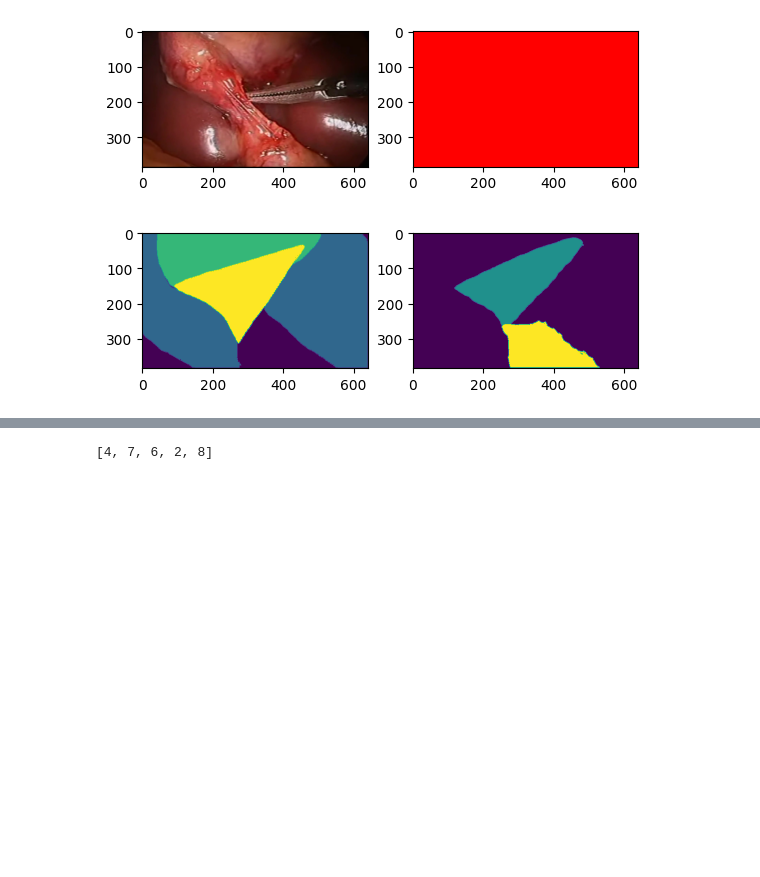
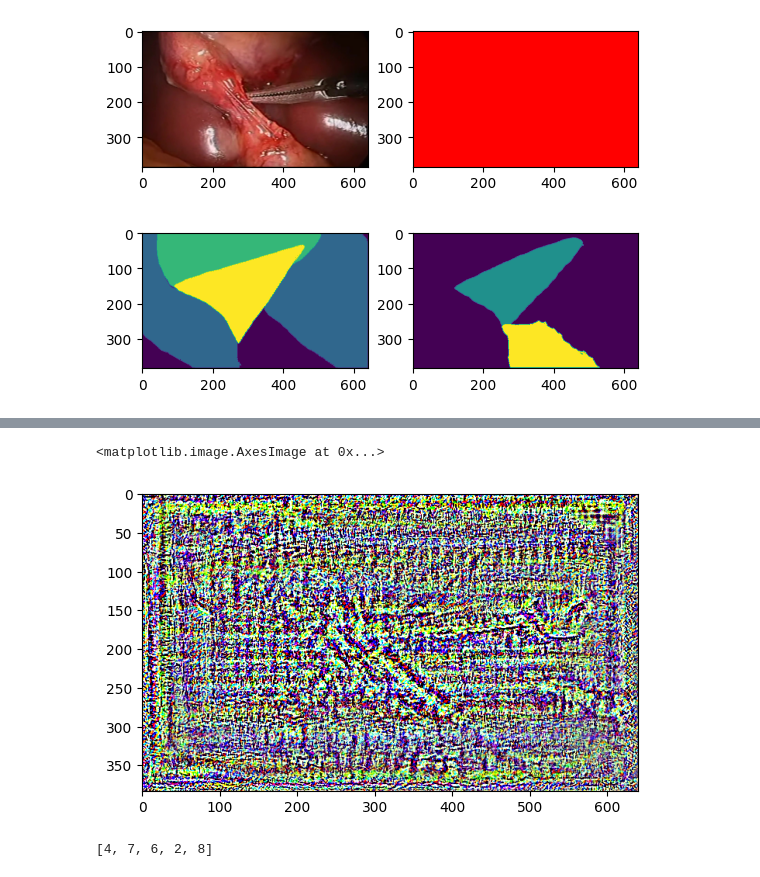
Before and after one commit to ShaileshSridhar2403/exlib, a Jupyter notebook: notebooks/abdomen_organs.ipynb, the cells around one changed output, grey strips where cells are left out. Drawn from its saved outputs; the diff is of its cells as text; code cells hidden in the pictures; blank space fills up the shorter version.

```diff
--- a/notebooks/abdomen_organs.ipynb
+++ b/notebooks/abdomen_organs.ipynb
@@ -98 +98,8 @@ old_lime = TorchImageLime(cls_model)
+# %%
+intg_seg_exp = intg_seg(X, label=torch.tensor([0,2]))
+# %%
+plt.imshow(intg_seg_exp.attributions[1].sigmoid_().numpy().transpose(1,2,0), cmap="gray")
+# %% [output]
+<matplotlib.image.AxesImage at 0x...>
+[figure, added]
 # %%
```
Also changed, not shown: parts of 14 cells of this notebook, 2 other files.
